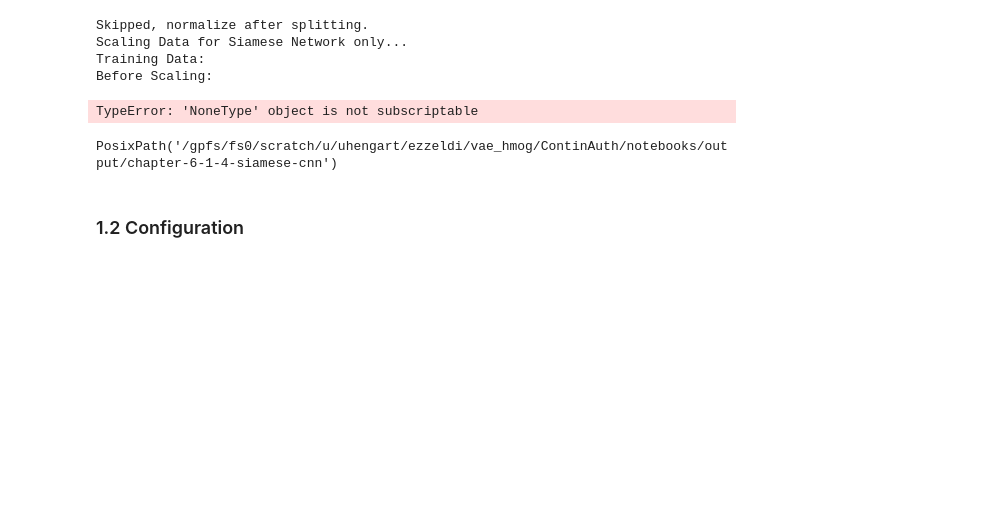
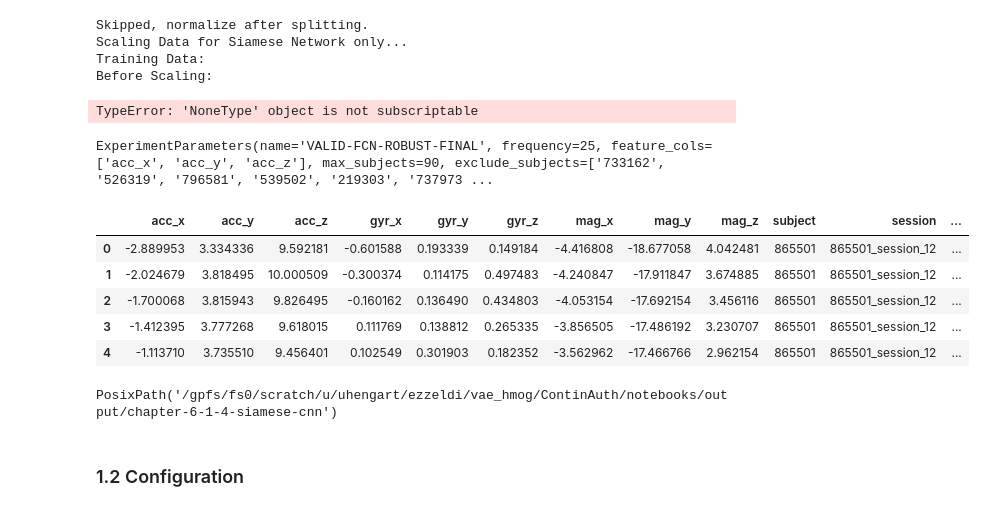
Before and after one commit to UW-CIA/Extensive_Evaluations, a Jupyter notebook: ContinAuth/notebooks/chapter-5-5-siamese-cnn-Copy2.ipynb, the cells around one changed output. Drawn from its saved outputs; the diff is of its cells as text; code cells hidden in the pictures; blank space fills up the shorter version.

```diff
--- a/ContinAuth/notebooks/chapter-5-5-siamese-cnn-Copy2.ipynb
+++ b/ContinAuth/notebooks/chapter-5-5-siamese-cnn-Copy2.ipynb
@@ -405,7 +405,7 @@ VALID_FCN_ROBUST = dataclasses.replace(
 
 
 
-P = VALID_FCN_ROBUST #NAIVE_MINMAX_2D
+P = NAIVE_MINMAX_2D #VALID_FCN_ROBUST #
 utils_ppp(P)
 
 hmog = DatasetLoader(
@@ -517,6 +517,19 @@ Scaling Data for Siamese Network only...
 Training Data:
 Before Scaling:
 TypeError: 'NoneType' object is not subscriptable
+# %%
+P
+# %% [output]
+ExperimentParameters(name='VALID-FCN-ROBUST-FINAL', frequency=25, feature_cols=['acc_x', 'acc_y', 'acc_z'], max_subjects=90, exclude_subjects=['733162', '526319', '796581', '539502', '219303', '737973 ...
+# %%
+hmog.all.head()
+# %% [output]
+|  | acc_x | acc_y | acc_z | gyr_x | gyr_y | gyr_z | mag_x | mag_y | mag_z | subject | session | ... |
+| 0 | -2.889953 | 3.334336 | 9.592181 | -0.601588 | 0.193339 | 0.149184 | -4.416808 | -18.677058 | 4.042481 | 865501 | 865501_session_12 | ... |
+| 1 | -2.024679 | 3.818495 | 10.000509 | -0.300374 | 0.114175 | 0.497483 | -4.240847 | -17.911847 | 3.674885 | 865501 | 865501_session_12 | ... |
+| 2 | -1.700068 | 3.815943 | 9.826495 | -0.160162 | 0.136490 | 0.434803 | -4.053154 | -17.692154 | 3.456116 | 865501 | 865501_session_12 | ... |
+| 3 | -1.412395 | 3.777268 | 9.618015 | 0.111769 | 0.138812 | 0.265335 | -3.856505 | -17.486192 | 3.230707 | 865501 | 865501_session_12 | ... |
+| 4 | -1.113710 | 3.735510 | 9.456401 | 0.102549 | 0.301903 | 0.182352 | -3.562962 | -17.466766 | 2.962154 | 865501 | 865501_session_12 | ... |
 # %%
 OUTPUT_PATH
 # %% [output]
```
Also changed, not shown: 7 other files.
